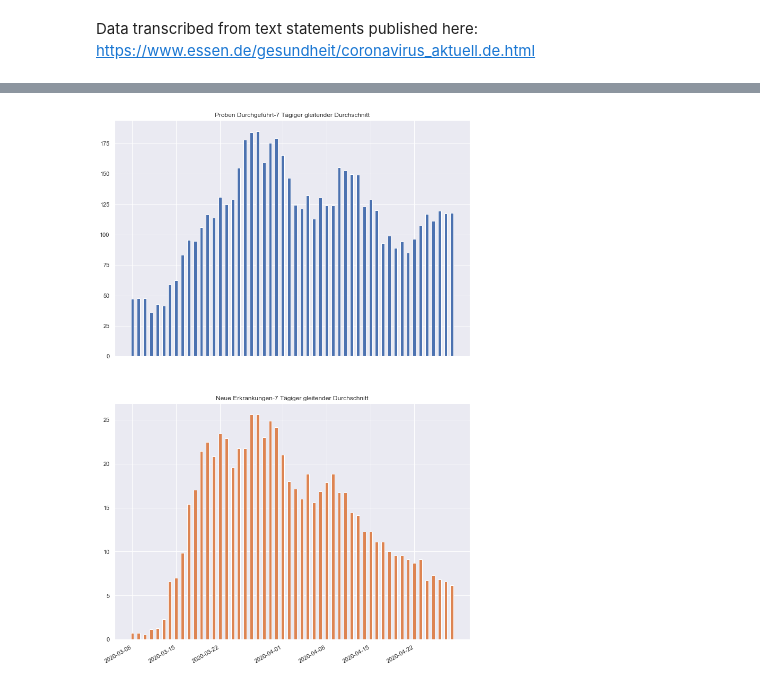
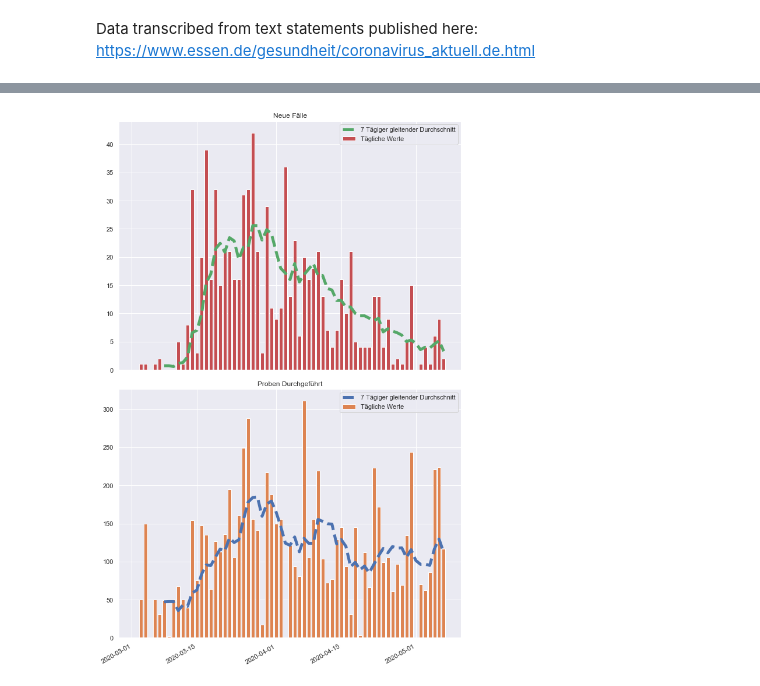
Before and after one commit to jpburstein/CoronaData, a Jupyter notebook: CoronaViz.ipynb, the cells around one changed output, grey strips where cells are left out. Saved outputs shown, nothing was run; the diff lists cells and outputs as text; code cells hidden in the pictures.

```diff
--- a/CoronaViz.ipynb
+++ b/CoronaViz.ipynb
@@ -105,14 +105,23 @@ plt.savefig("C:/Users/J33290/Desktop/proben.png",dpi=300,bbox='tight')
-# %%
-df['NewCases'] = df['Cases'].diff()
-df['NewRecoveries'] = df['recovered'].diff()
-df['NewTests'] = df['Tests'].diff()
-daily = df[['NewCases','NewRecoveries','NewTests']].resample('D').sum()
-
-fig,ax = plt.subplots(2,1,figsize=(12,20),sharex=True)
-ax[0].bar(x=daily.index,height=daily.NewTests.rolling(window=7).mean(),width=.5)
-ax[0].set_title('Proben Durchgeführt-7 Tägiger gleitender Durchschnitt')
-ax[1].bar(x=daily.index,height=daily.NewCases.rolling(window=7).mean(),width=.5,color='C1')
-ax[1].set_title('Neue Erkrankungen-7 Tägiger gleitender Durchschnitt')
-fig.autofmt_xdate()
-# %% [output]
-[figure, removed]
+# %%
+avg_period = 7
+
+df['NewCases'] = df['Cases'].diff()
+df['NewRecoveries'] = df['recovered'].diff()
+df['NewTests'] = df['Tests'].diff()
+daily = df[['NewCases','NewRecoveries','NewTests']].resample('D').sum()
+
+fig,ax = plt.subplots(2,1,figsize=(9,13.5),sharex=True)
+ax[1].set_title('Proben Durchgeführt')
+ax[1].plot(daily.index,daily.NewTests.rolling(window=avg_period).mean(),label='7 Tägiger gleitender Durchschnitt',color='C0',linestyle='--',linewidth=5)
+ax[1].bar(x=daily.index,height=daily.NewTests,width=.75,label='Tägliche Werte',color='C1')
+ax[1].legend()
+
+ax[0].set_title('Neue Fälle')
+ax[0].plot(daily.index,daily.NewCases.rolling(window=avg_period).mean(),color='C2',label='7 Tägiger gleitender Durchschnitt',linestyle='--',linewidth=5)
+ax[0].bar(x=daily.index,height=daily.NewCases,width=.75,color='C3',label='Tägliche Werte')
+ax[0].legend()
+
+fig.autofmt_xdate()
+fig.tight_layout()
+# %% [output]
+[figure, added]
```
Also changed, not shown: parts of 7 cells of this notebook.
